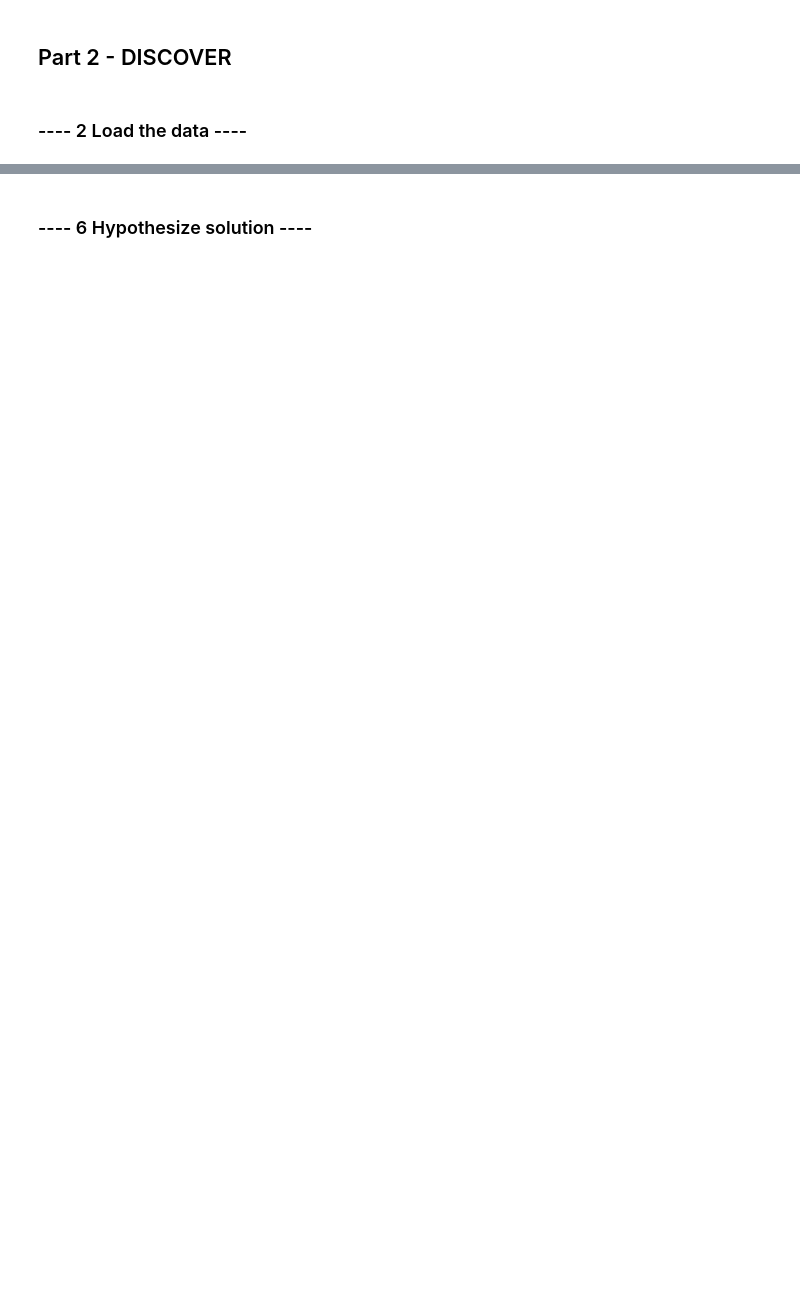
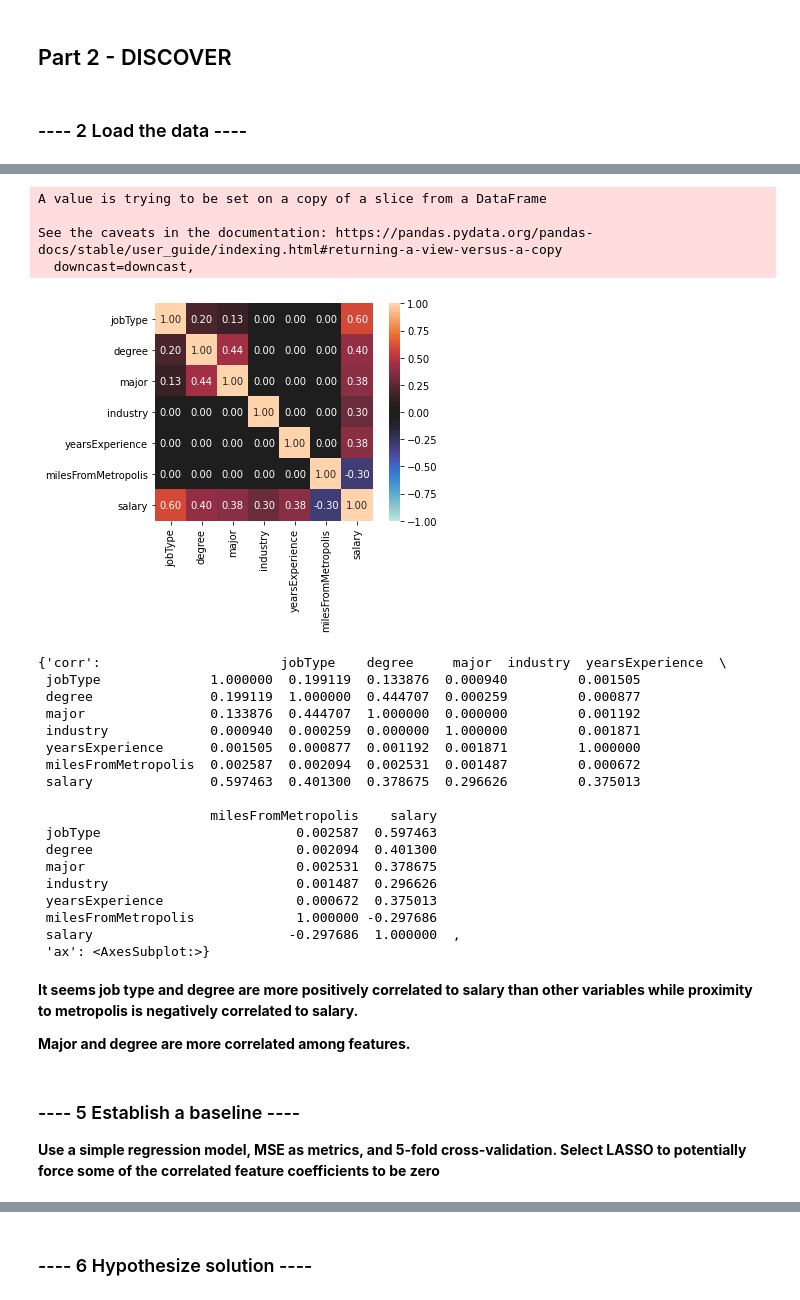
Before and after one commit to linked2lin/salarypredictionportfolio, a Jupyter notebook: Salary Prediction Notebook.ipynb, the cells around one changed output, grey strips where cells are left out. Cells and saved outputs as stored; diff of their text form; code cells hidden in the pictures; blank space fills up the shorter version.

```diff
--- a/Salary Prediction Notebook.ipynb
+++ b/Salary Prediction Notebook.ipynb
@@ -122,0 +211,3 @@ memory usage: 61.0+ MB
+# %%
+cat_header.remove('companyId')
+feature_header.remove('companyId')
@@ -122,0 +216,5 @@ memory usage: 61.0+ MB
+# %%
+# correlation among all
+select_headers=feature_header+['salary']
+train_df2 = train_df[select_headers]
+train_df2.head()
@@ -122,0 +233,34 @@ memory usage: 61.0+ MB
+# %%
+# use nominal package to show correlation for all
+nominal.associations(train_df2, nominal_columns=cat_header)
+# %% [output]
+A value is trying to be set on a copy of a slice from a DataFrame
+
+See the caveats in the documentation: https://pandas.pydata.org/pandas-docs/stable/user_guide/indexing.html#returning-a-view-versus-a-copy
+  downcast=downcast,
+[figure, added]
+{'corr':                       jobType    degree     major  industry  yearsExperience  \
+ jobType              1.000000  0.199119  0.133876  0.000940         0.001505
+ degree               0.199119  1.000000  0.444707  0.000259         0.000877
+ major                0.133876  0.444707  1.000000  0.000000         0.001192
+ industry             0.000940  0.000259  0.000000  1.000000         0.001871
+ yearsExperience      0.001505  0.000877  0.001192  0.001871         1.000000
+ milesFromMetropolis  0.002587  0.002094  0.002531  0.001487         0.000672
+ salary               0.597463  0.401300  0.378675  0.296626         0.375013
+
+                      milesFromMetropolis    salary
+ jobType                         0.002587  0.597463
+ degree                          0.002094  0.401300
+ major                           0.002531  0.378675
+ industry                        0.001487  0.296626
+ yearsExperience                 0.000672  0.375013
+ milesFromMetropolis             1.000000 -0.297686
+ salary                         -0.297686  1.000000  ,
+ 'ax': <AxesSubplot:>}
+# %% [markdown]
+**It seems job type and degree are more positively correlated to salary than other variables while proximity to metropolis is negatively correlated to salary.**
+
+**Major and degree are more correlated among features.**
+# %% [markdown]
+### ---- 5 Establish a baseline ----
+**Use a simple regression model, MSE as metrics, and 5-fold cross-validation. Select LASSO to potentially force some of the correlated feature coefficients to be zero**
```
Also changed, not shown: parts of 61 cells of this notebook.
